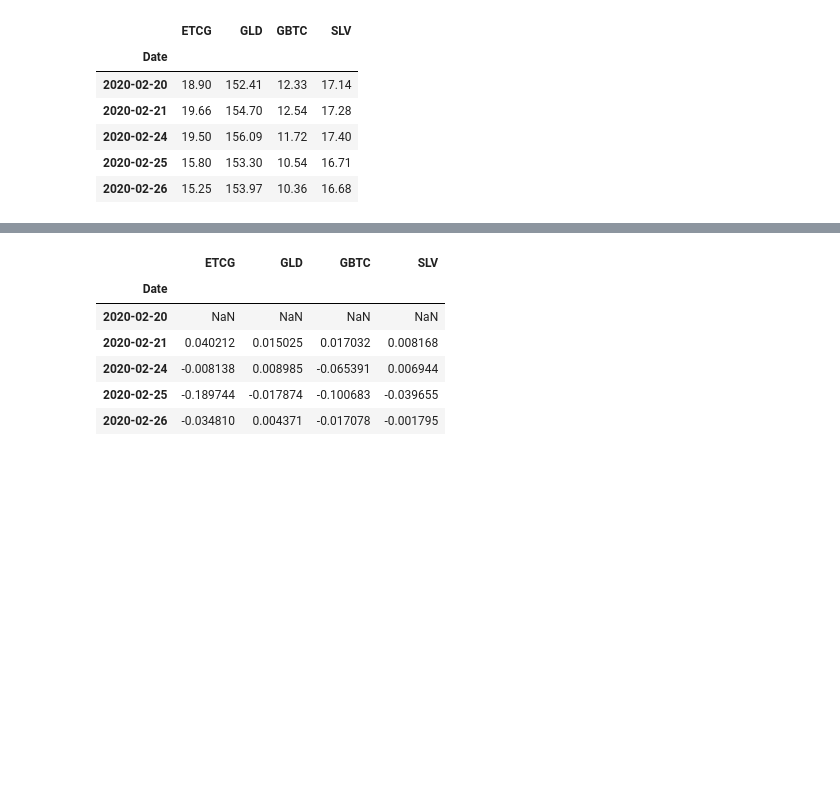
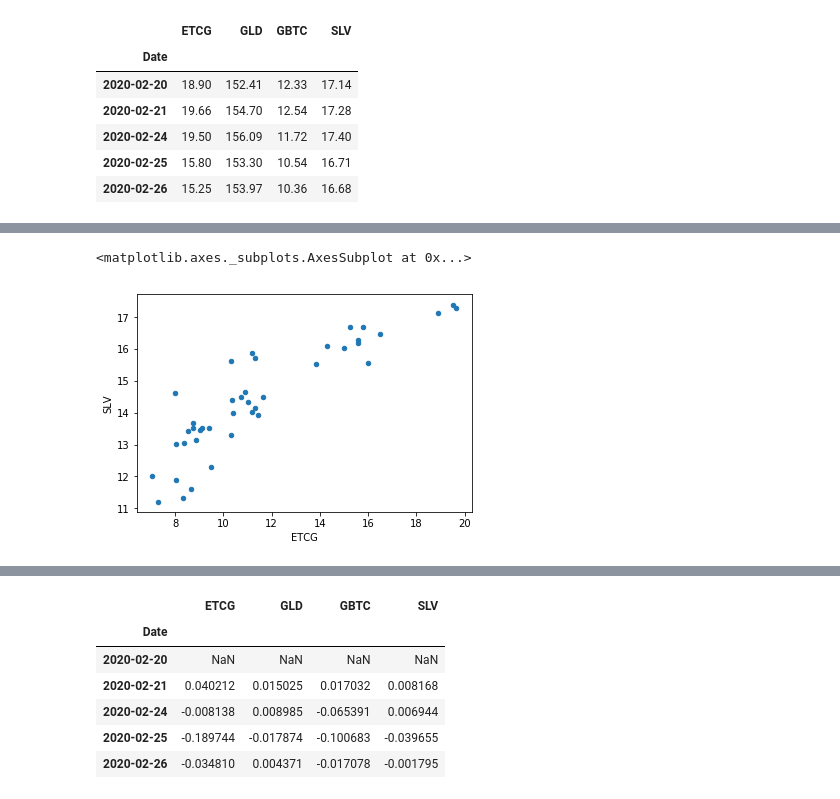
Before and after one commit to VandyFinTech2020/Coming-Back-from-COVID-19-A-Short-Term-Portfolio-Plan, a Jupyter notebook: 08-Project1/MonteCarlo/Analysis/Monte Carlo Analysis Recent.ipynb, the cells around one changed output, grey strips where cells are left out. Saved outputs shown, nothing was run; the diff lists cells and outputs as text; code cells hidden in the pictures; blank space fills up the shorter version.

```diff
--- a/08-Project1/MonteCarlo/Analysis/Monte Carlo Analysis Recent.ipynb
+++ b/08-Project1/MonteCarlo/Analysis/Monte Carlo Analysis Recent.ipynb
@@ -38,0 +47,6 @@ combined_df.head()
+# %%
+# Plot the relationship between the two variables
+combined_df.plot(kind='scatter', x='ETCG', y='SLV')
+# %% [output]
+<matplotlib.axes._subplots.AxesSubplot at 0x...>
+[figure, added]
```
Also changed, not shown: parts of 31 cells of this notebook, 11 other files.
